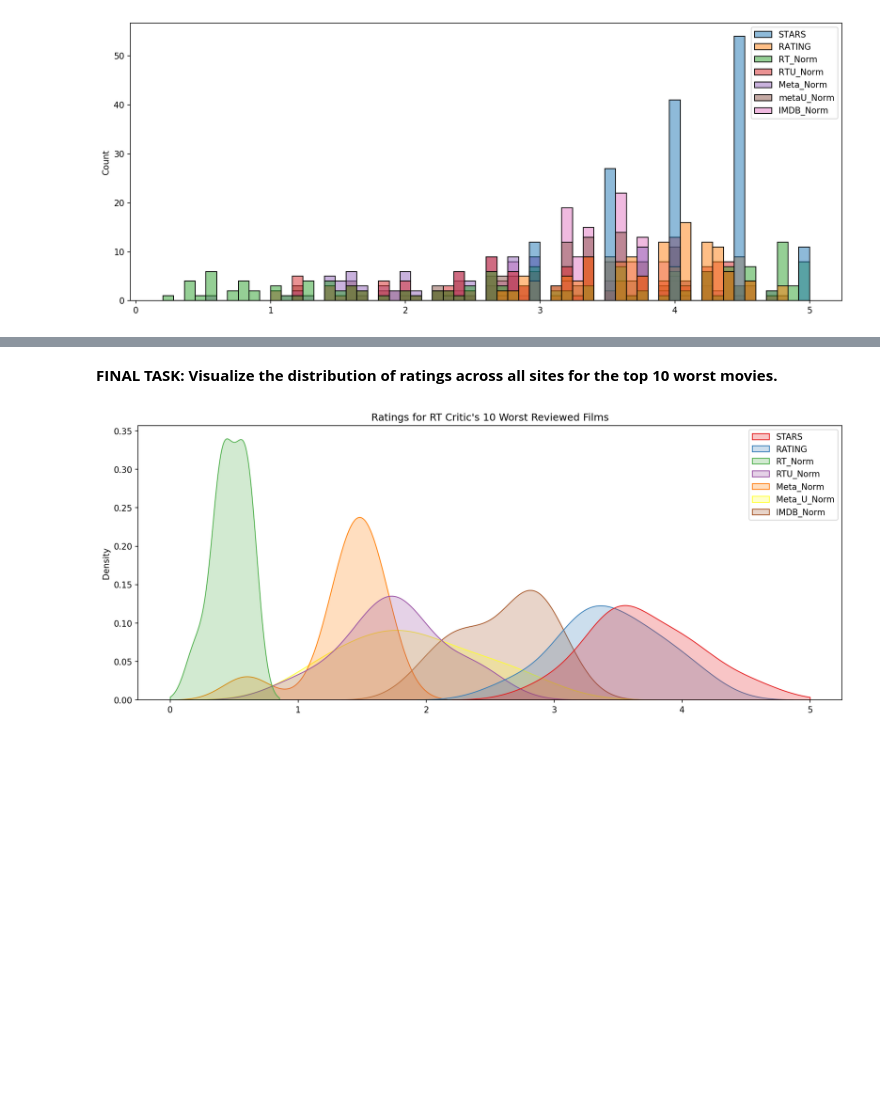
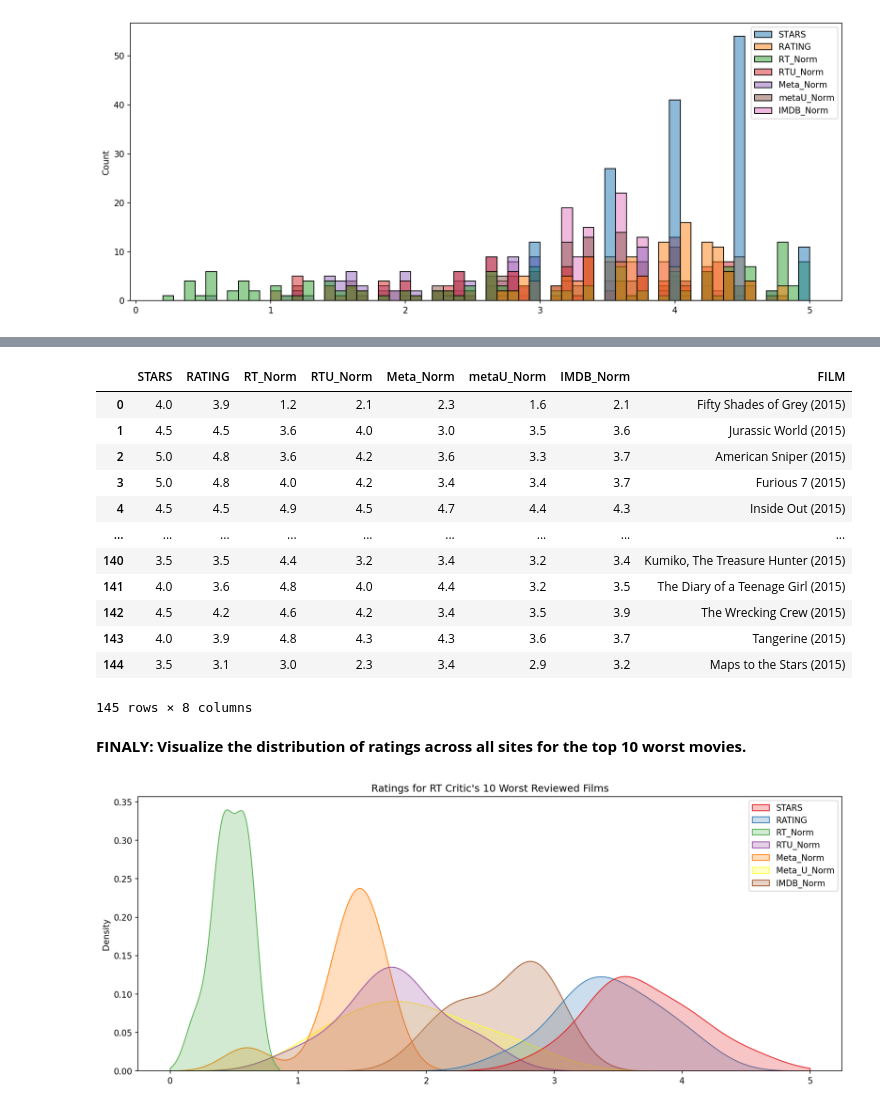
Before and after one commit to FarzinRad/Comparison-online-movie-score, a Jupyter notebook: Comparison-online-movie-score .ipynb, the cells around one changed output, grey strips where cells are left out. Cells and saved outputs as stored; diff of their text form; code cells hidden in the pictures; blank space fills up the shorter version.

```diff
--- a/Comparison-online-movie-score .ipynb
+++ b/Comparison-online-movie-score .ipynb
@@ -695,5 +681,24 @@ sns.histplot(data = Norm, bins=60);
+# %%
+# Rotten Tomatoes Critic Ratings, what are the top 10 lowest rated movies
+NormFilms = df[['STARS', 'RATING', 'RT_Norm', 'RTU_Norm', 'Meta_Norm', 'metaU_Norm', 'IMDB_Norm', 'FILM']]
+# %%
+NormFilms
+# %% [output]
+|  | STARS | RATING | RT_Norm | RTU_Norm | Meta_Norm | metaU_Norm | IMDB_Norm | FILM |
+| 0 | 4.0 | 3.9 | 1.2 | 2.1 | 2.3 | 1.6 | 2.1 | Fifty Shades of Grey (2015) |
+| 1 | 4.5 | 4.5 | 3.6 | 4.0 | 3.0 | 3.5 | 3.6 | Jurassic World (2015) |
+| 2 | 5.0 | 4.8 | 3.6 | 4.2 | 3.6 | 3.3 | 3.7 | American Sniper (2015) |
+| 3 | 5.0 | 4.8 | 4.0 | 4.2 | 3.4 | 3.4 | 3.7 | Furious 7 (2015) |
+| 4 | 4.5 | 4.5 | 4.9 | 4.5 | 4.7 | 4.4 | 4.3 | Inside Out (2015) |
+| ... | ... | ... | ... | ... | ... | ... | ... | ... |
+| 140 | 3.5 | 3.5 | 4.4 | 3.2 | 3.4 | 3.2 | 3.4 | Kumiko, The Treasure Hunter (2015) |
+| 141 | 4.0 | 3.6 | 4.8 | 4.0 | 4.4 | 3.2 | 3.5 | The Diary of a Teenage Girl (2015) |
+| 142 | 4.5 | 4.2 | 4.6 | 4.2 | 3.4 | 3.5 | 3.9 | The Wrecking Crew (2015) |
+| 143 | 4.0 | 3.9 | 4.8 | 4.3 | 4.3 | 3.6 | 3.7 | Tangerine (2015) |
+| 144 | 3.5 | 3.1 | 3.0 | 2.3 | 3.4 | 2.9 | 3.2 | Maps to the Stars (2015) |
+145 rows × 8 columns
 # %% [markdown]
-**FINAL TASK: Visualize the distribution of ratings across all sites for the top 10 worst movies.**
+**FINALY: Visualize the distribution of ratings across all sites for the top 10 worst movies.**
 # %%
 # CODE HERE
 # %%
```
Also changed, not shown: parts of 7 cells of this notebook.
